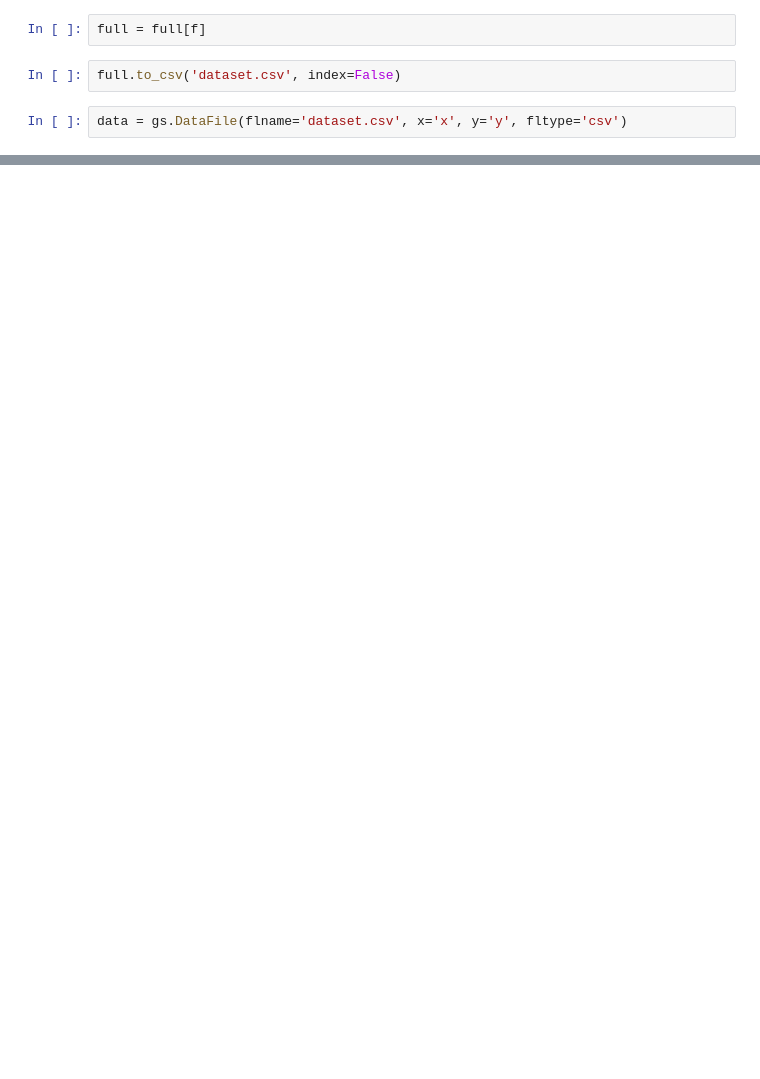
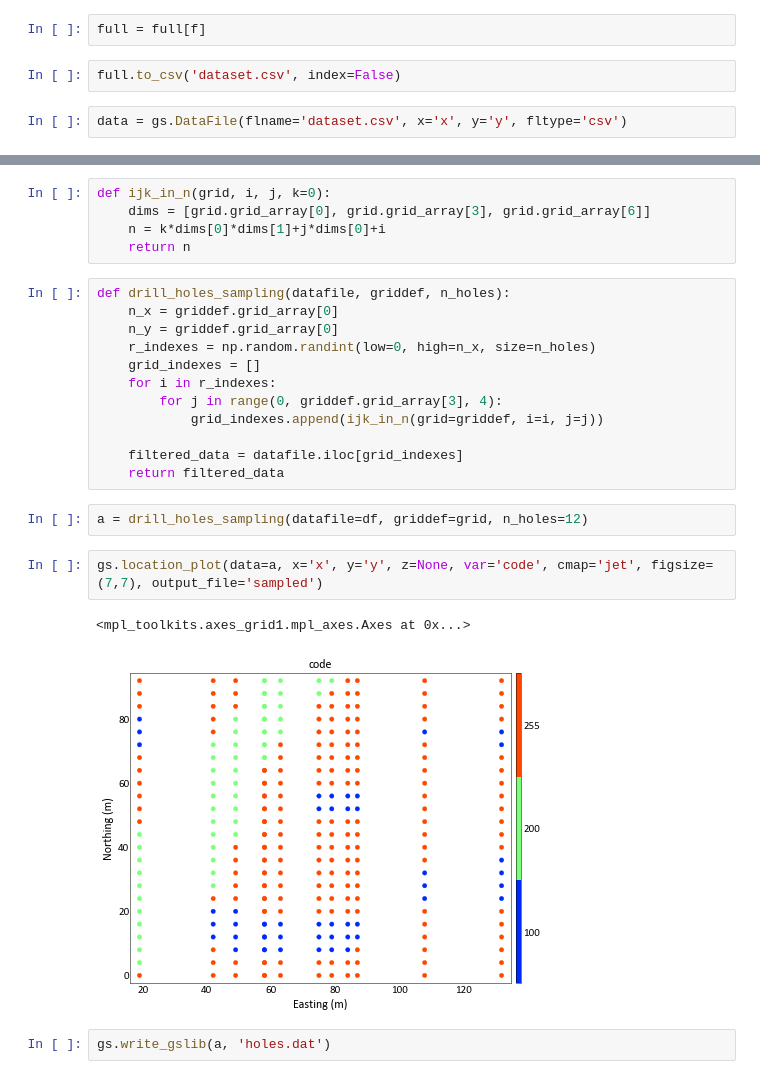
Before and after one commit to robertorolo/cat_dataset_from_image, a Jupyter notebook: cat_dataset_creation.ipynb, the cells around one changed output, grey strips where cells are left out. Cells and saved outputs as stored; diff of their text form; blank space fills up the shorter version.

Commit message:
drill holes

```diff
--- a/cat_dataset_creation.ipynb
+++ b/cat_dataset_creation.ipynb
@@ -97,0 +113,26 @@ gs.location_plot(data=data, x='x', y='y', z=None, figsize=(7,7), output_file='sa
+# %%
+def ijk_in_n(grid, i, j, k=0):
+    dims = [grid.grid_array[0], grid.grid_array[3], grid.grid_array[6]]
+    n = k*dims[0]*dims[1]+j*dims[0]+i
+    return n
+# %%
+def drill_holes_sampling(datafile, griddef, n_holes):
+    n_x = griddef.grid_array[0]
+    n_y = griddef.grid_array[0]
+    r_indexes = np.random.randint(low=0, high=n_x, size=n_holes)
+    grid_indexes = []
+    for i in r_indexes:
+        for j in range(0, griddef.grid_array[3], 4):
+            grid_indexes.append(ijk_in_n(grid=griddef, i=i, j=j))
+
+    filtered_data = datafile.iloc[grid_indexes]
+    return filtered_data
+# %%
+a = drill_holes_sampling(datafile=df, griddef=grid, n_holes=12)
+# %%
+gs.location_plot(data=a, x='x', y='y', z=None, var='code', cmap='jet', figsize=(7,7), output_file='sampled')
+# %% [output]
+<mpl_toolkits.axes_grid1.mpl_axes.Axes at 0x...>
+[figure, added]
+# %%
+gs.write_gslib(a, 'holes.dat')
```
Also changed, not shown: parts of 11 cells of this notebook, 8 other files.
